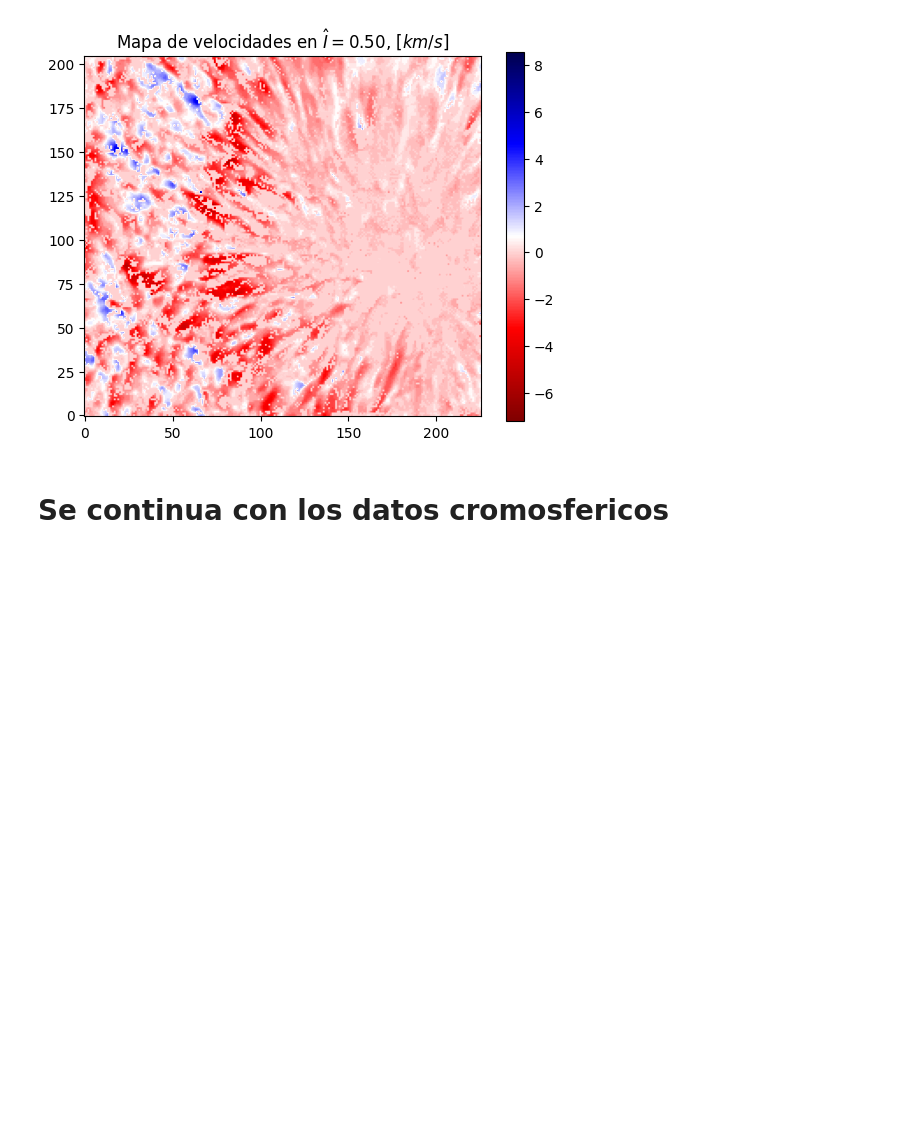
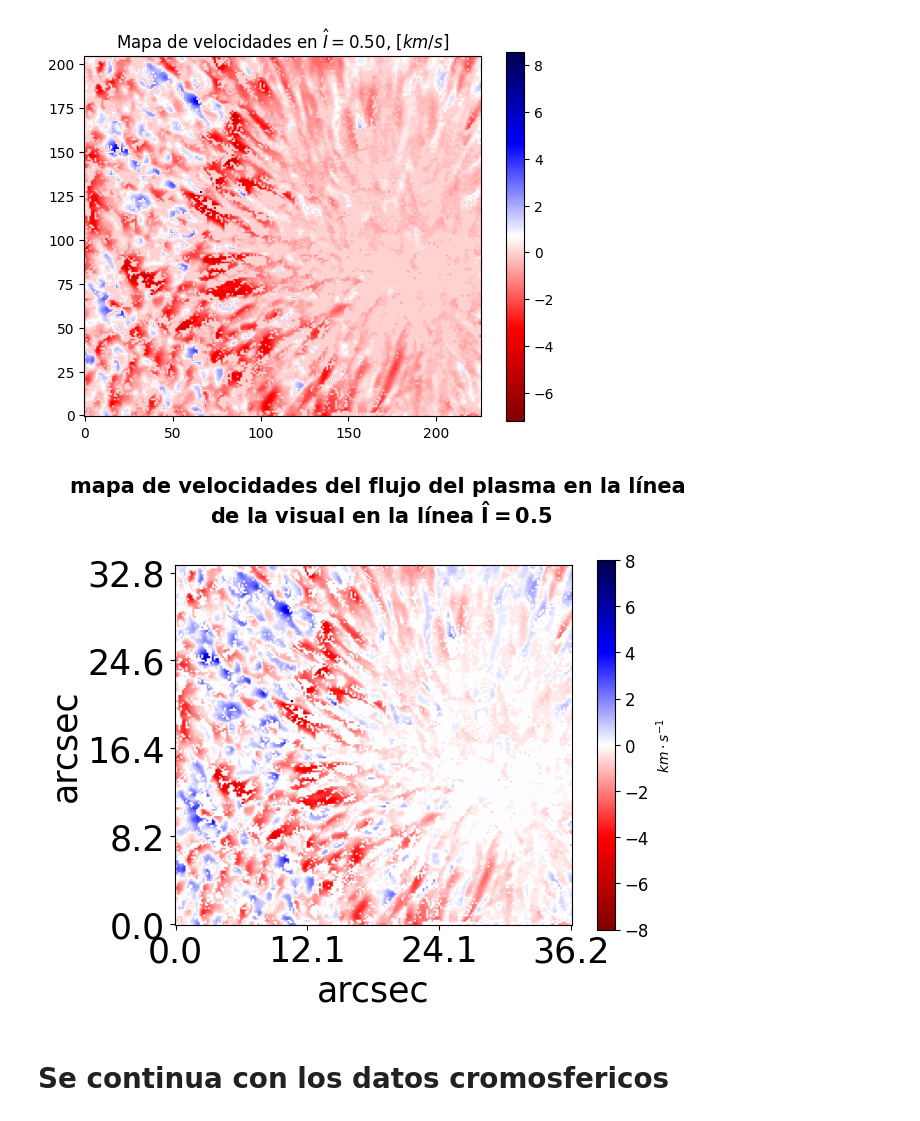
Before and after one commit to oscarcalv/Primer-Parcial-de-Fisica-Computacional, a Jupyter notebook: cuaderno_parcial.ipynb, the cells around one changed output. Cells and saved outputs as stored; diff of their text form; code cells hidden in the pictures; blank space fills up the shorter version.

```diff
--- a/cuaderno_parcial.ipynb
+++ b/cuaderno_parcial.ipynb
@@ -457,5 +452,41 @@ Va corriendo en i:223 j:80, tiempo (s): 10083.993631362915
 Va corriendo en i:224 j:80, tiempo (s): 10131.31652212143
 Va corriendo en i:225 j:80, tiempo (s): 10185.50907087326
 [figure]
+# %%
+#### para que se vea mas claro el dopplergrama pondre el 0 en el color blanco
+
+
+hdul = fits.open("sincorregir0_5pequeño.fits")
+gris05 = hdul[0].data
+orig_map=plt.cm.get_cmap('seismic')
+reversed_map = orig_map.reversed()
+plt.imshow(gris05,vmin=-8,vmax=8,cmap=reversed_map,origin="lower")
+
+
+xs_prima=np.arange(0,xs,75)
+xs_real=np.round(np.linspace(0,xs*0.16,len(xs_prima)),decimals=1)
+ys_prima=np.arange(0,ys,50)
+ys_real=np.round(np.linspace(0,ys*0.16,len(ys_prima)),decimals=1)
+
+cbar = plt.colorbar()
+cbar.set_label(r'$km\cdot s^{-1}$')
+cbar.ax.tick_params(labelsize=12)
+
+
+plt.xlabel("arcsec",fontsize="25")
+plt.ylabel("arcsec",fontsize="25")
+plt.xticks(xs_prima,xs_real)
+plt.yticks(ys_prima,ys_real)
+
+
+plt.title(r"""mapa de velocidades del flujo del plasma en la línea
+de la visual en la línea $\mathbf{\hat{I}=0.5}$""",
+          fontweight ="bold",fontsize="15", x=0.52, y=1.092)
+
+plt.rc('xtick', labelsize=25)
+plt.rc('ytick', labelsize=25)
+#plt.savefig("mapadevelocidades07.pdf", bbox_inches="tight")
+# %% [output]
+[figure, added]
 # %% [markdown]
 # Se continua con los datos cromosfericos
```
Also changed, not shown: parts of 3 cells of this notebook, 3 other files.
